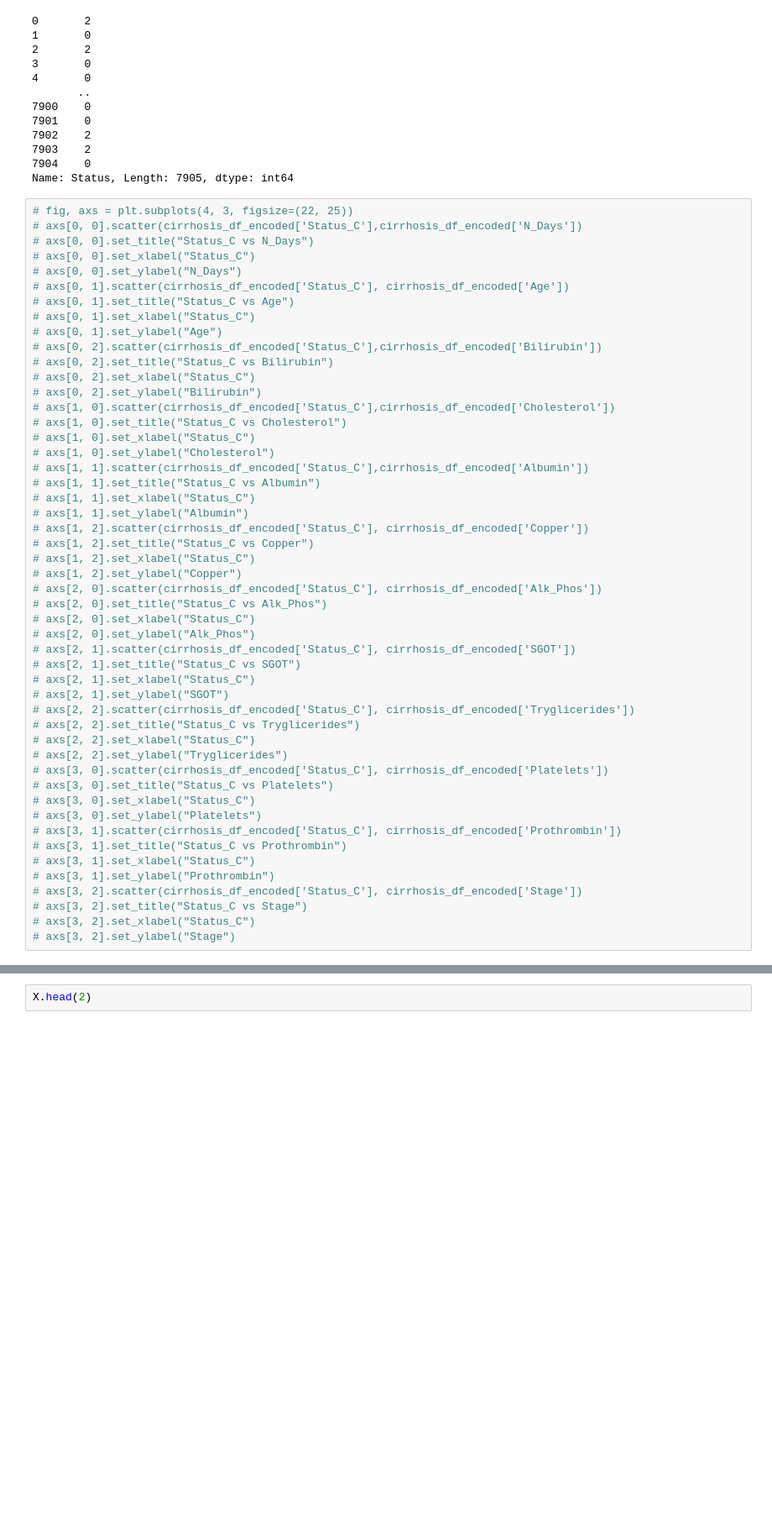
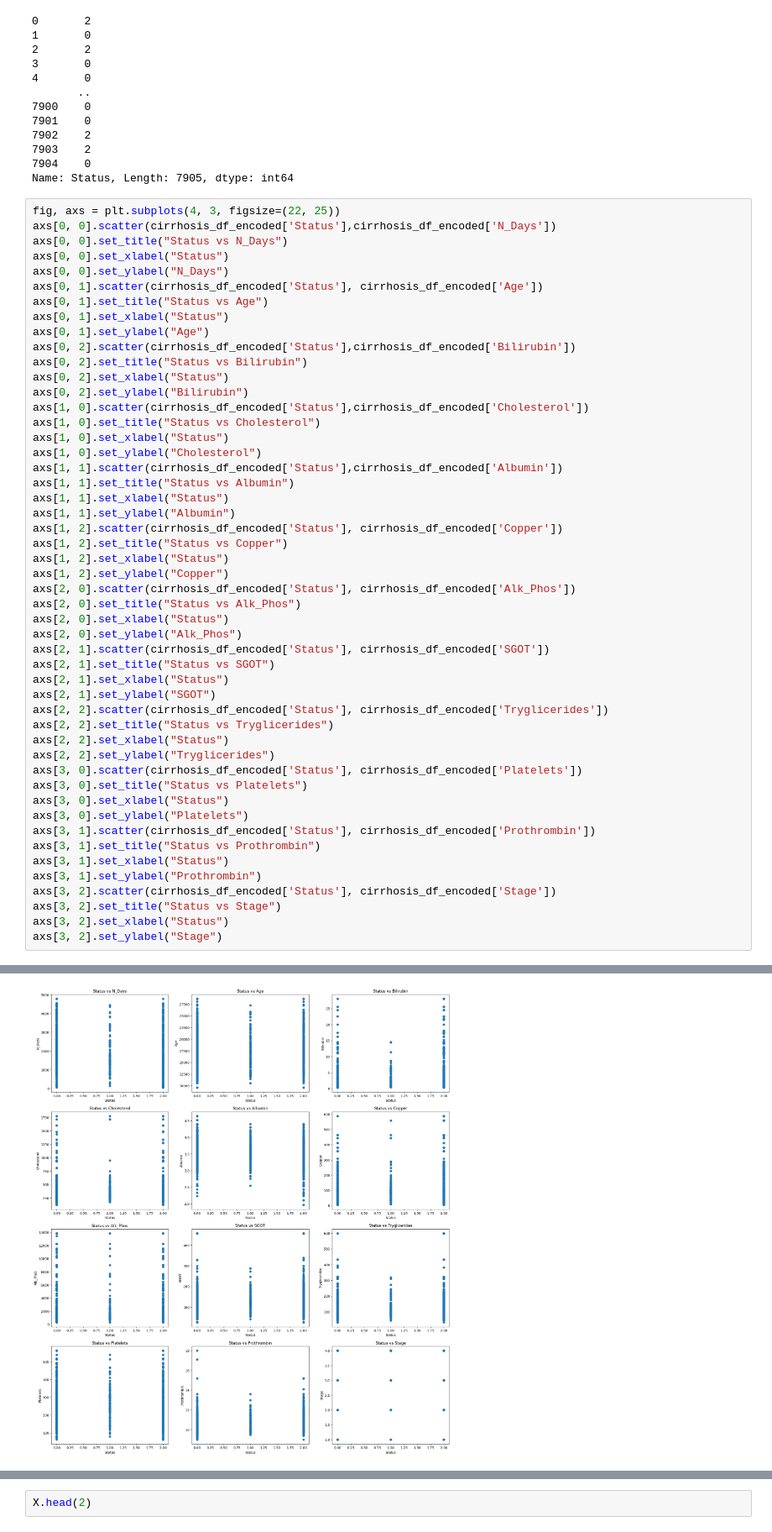
Before and after one commit to parimalakettymuthu/ClassificationModels, a Jupyter notebook: Cirrhosis_prediction_Multiclass.ipynb, the cells around one changed output, grey strips where cells are left out. Shown at 84% size. Saved outputs shown, nothing was run; the diff lists cells and outputs as text; blank space fills up the shorter version.

```diff
--- a/Cirrhosis_prediction_Multiclass.ipynb
+++ b/Cirrhosis_prediction_Multiclass.ipynb
@@ -136,52 +136,53 @@ cirrhosis_df_encoded["Status"]
 7904    0
 Name: Status, Length: 7905, dtype: int64
 # %%
-# fig, axs = plt.subplots(4, 3, figsize=(22, 25))
-# axs[0, 0].scatter(cirrhosis_df_encoded['Status_C'],cirrhosis_df_encoded['N_Days'])
-# axs[0, 0].set_title("Status_C vs N_Days")
-# axs[0, 0].set_xlabel("Status_C")
-# axs[0, 0].set_ylabel("N_Days")
-# axs[0, 1].scatter(cirrhosis_df_encoded['Status_C'], cirrhosis_df_encoded['Age'])
-# axs[0, 1].set_title("Status_C vs Age")
-# axs[0, 1].set_xlabel("Status_C")
-# axs[0, 1].set_ylabel("Age")
-# axs[0, 2].scatter(cirrhosis_df_encoded['Status_C'],cirrhosis_df_encoded['Bilirubin'])
-# axs[0, 2].set_title("Status_C vs Bilirubin")
-# axs[0, 2].set_xlabel("Status_C")
-# axs[0, 2].set_ylabel("Bilirubin")
-# axs[1, 0].scatter(cirrhosis_df_encoded['Status_C'],cirrhosis_df_encoded['Cholesterol'])
-# axs[1, 0].set_title("Status_C vs Cholesterol")
-# axs[1, 0].set_xlabel("Status_C")
-# axs[1, 0].set_ylabel("Cholesterol")
-# axs[1, 1].scatter(cirrhosis_df_encoded['Status_C'],cirrhosis_df_encoded['Albumin'])
-# axs[1, 1].set_title("Status_C vs Albumin")
-# axs[1, 1].set_xlabel("Status_C")
-# axs[1, 1].set_ylabel("Albumin")
-# axs[1, 2].scatter(cirrhosis_df_encoded['Status_C'], cirrhosis_df_encoded['Copper'])
-# axs[1, 2].set_title("Status_C vs Copper")
-# axs[1, 2].set_xlabel("Status_C")
-# axs[1, 2].set_ylabel("Copper")
-# axs[2, 0].scatter(cirrhosis_df_encoded['Status_C'], cirrhosis_df_encoded['Alk_Phos'])
-# axs[2, 0].set_title("Status_C vs Alk_Phos")
-# axs[2, 0].set_xlabel("Status_C")
-# axs[2, 0].set_ylabel("Alk_Phos")
-# axs[2, 1].scatter(cirrhosis_df_encoded['Status_C'], cirrhosis_df_encoded['SGOT'])
-# axs[2, 1].set_title("Status_C vs SGOT")
-# axs[2, 1].set_xlabel("Status_C")
-# axs[2, 1].set_ylabel("SGOT")
-# axs[2, 2].scatter(cirrhosis_df_encoded['Status_C'], cirrhosis_df_encoded['Tryglicerides'])
-# axs[2, 2].set_title("Status_C vs Tryglicerides")
-# axs[2, 2].set_xlabel("Status_C")
-# axs[2, 2].set_ylabel("Tryglicerides")
-# axs[3, 0].scatter(cirrhosis_df_encoded['Status_C'], cirrhosis_df_encoded['Platelets'])
-# axs[3, 0].set_title("Status_C vs Platelets")
-# axs[3, 0].set_xlabel("Status_C")
-# axs[3, 0].set_ylabel("Platelets")
-# axs[3, 1].scatter(cirrhosis_df_encoded['Status_C'], cirrhosis_df_encoded['Prothrombin'])
-# axs[3, 1].set_title("Status_C vs Prothrombin")
-# axs[3, 1].set_xlabel("Status_C")
-# axs[3, 1].set_ylabel("Prothrombin")
-# axs[3, 2].scatter(cirrhosis_df_encoded['Status_C'], cirrhosis_df_encoded['Stage'])
-# axs[3, 2].set_title("Status_C vs Stage")
-# axs[3, 2].set_xlabel("Status_C")
-# axs[3, 2].set_ylabel("Stage")
+fig, axs = plt.subplots(4, 3, figsize=(22, 25))
+axs[0, 0].scatter(cirrhosis_df_encoded['Status'],cirrhosis_df_encoded['N_Days'])
+axs[0, 0].set_title("Status vs N_Days")
+axs[0, 0].set_xlabel("Status")
+axs[0, 0].set_ylabel("N_Days")
+axs[0, 1].scatter(cirrhosis_df_encoded['Status'], cirrhosis_df_encoded['Age'])
+axs[0, 1].set_title("Status vs Age")
+axs[0, 1].set_xlabel("Status")
+axs[0, 1].set_ylabel("Age")
+axs[0, 2].scatter(cirrhosis_df_encoded['Status'],cirrhosis_df_encoded['Bilirubin'])
+axs[0, 2].set_title("Status vs Bilirubin")
+axs[0, 2].set_xlabel("Status")
+axs[0, 2].set_ylabel("Bilirubin")
+axs[1, 0].scatter(cirrhosis_df_encoded['Status'],cirrhosis_df_encoded['Cholesterol'])
+axs[1, 0].set_title("Status vs Cholesterol")
+axs[1, 0].set_xlabel("Status")
+axs[1, 0].set_ylabel("Cholesterol")
+axs[1, 1].scatter(cirrhosis_df_encoded['Status'],cirrhosis_df_encoded['Albumin'])
+axs[1, 1].set_title("Status vs Albumin")
+axs[1, 1].set_xlabel("Status")
+axs[1, 1].set_ylabel("Albumin")
+axs[1, 2].scatter(cirrhosis_df_encoded['Status'], cirrhosis_df_encoded['Copper'])
+axs[1, 2].set_title("Status vs Copper")
+axs[1, 2].set_xlabel("Status")
+axs[1, 2].set_ylabel("Copper")
+axs[2, 0].scatter(cirrhosis_df_encoded['Status'], cirrhosis_df_encoded['Alk_Phos'])
+axs[2, 0].set_title("Status vs Alk_Phos")
+axs[2, 0].set_xlabel("Status")
+axs[2, 0].set_ylabel("Alk_Phos")
+axs[2, 1].scatter(cirrhosis_df_encoded['Status'], cirrhosis_df_encoded['SGOT'])
+axs[2, 1].set_title("Status vs SGOT")
+axs[2, 1].set_xlabel("Status")
+axs[2, 1].set_ylabel("SGOT")
+axs[2, 2].scatter(cirrhosis_df_encoded['Status'], cirrhosis_df_encoded['Tryglicerides'])
+axs[2, 2].set_title("Status vs Tryglicerides")
+axs[2, 2].set_xlabel("Status")
+axs[2, 2].set_ylabel("Tryglicerides")
+axs[3, 0].scatter(cirrhosis_df_encoded['Status'], cirrhosis_df_encoded['Platelets'])
+axs[3, 0].set_title("Status vs Platelets")
+axs[3, 0].set_xlabel("Status")
+axs[3, 0].set_ylabel("Platelets")
+axs[3, 1].scatter(cirrhosis_df_encoded['Status'], cirrhosis_df_encoded['Prothrombin'])
+axs[3, 1].set_title("Status vs Prothrombin")
+axs[3, 1].set_xlabel("Status")
+axs[3, 1].set_ylabel("Prothrombin")
+axs[3, 2].scatter(cirrhosis_df_encoded['Status'], cirrhosis_df_encoded['Stage'])
+axs[3, 2].set_title("Status vs Stage")
+axs[3, 2].set_xlabel("Status")
+axs[3, 2].set_ylabel("Stage")
+# %% [output]
@@ -187,0 +190 @@ Name: Status, Length: 7905, dtype: int64
+[figure, added]
```
Also changed, not shown: parts of 11 cells of this notebook.
